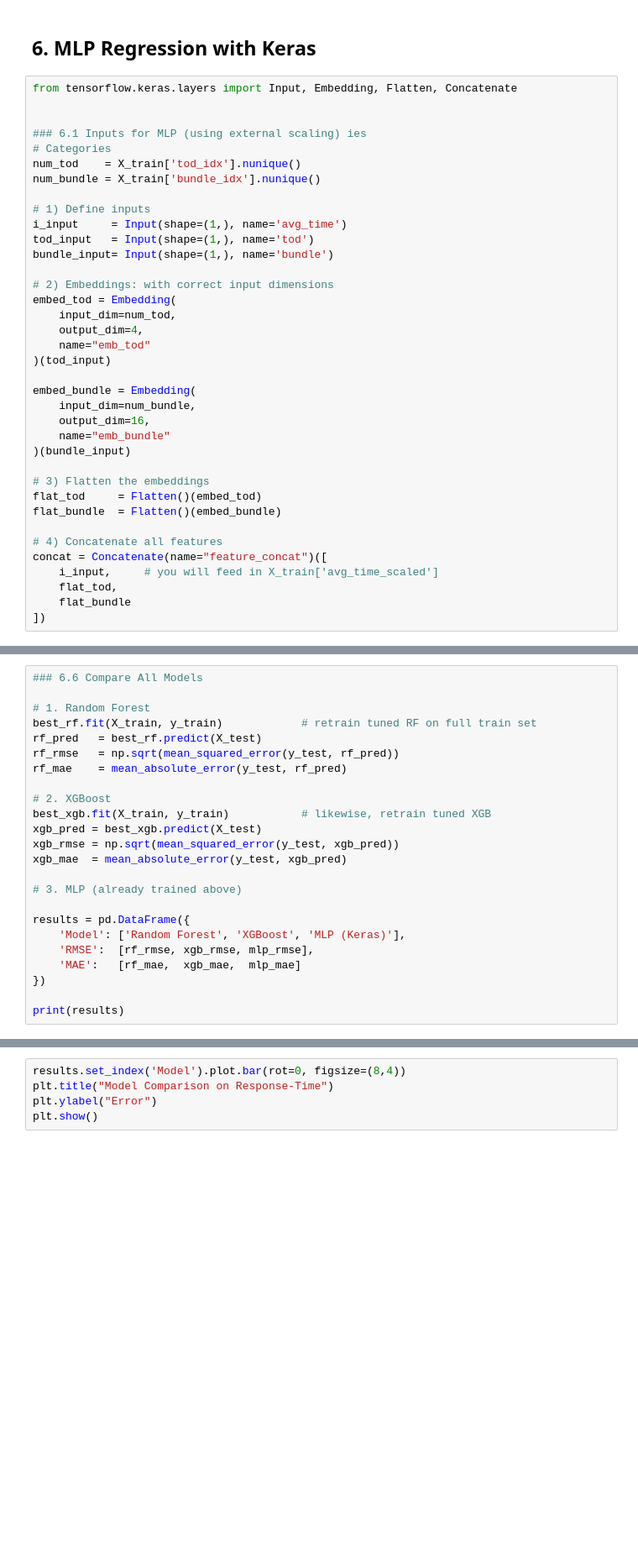
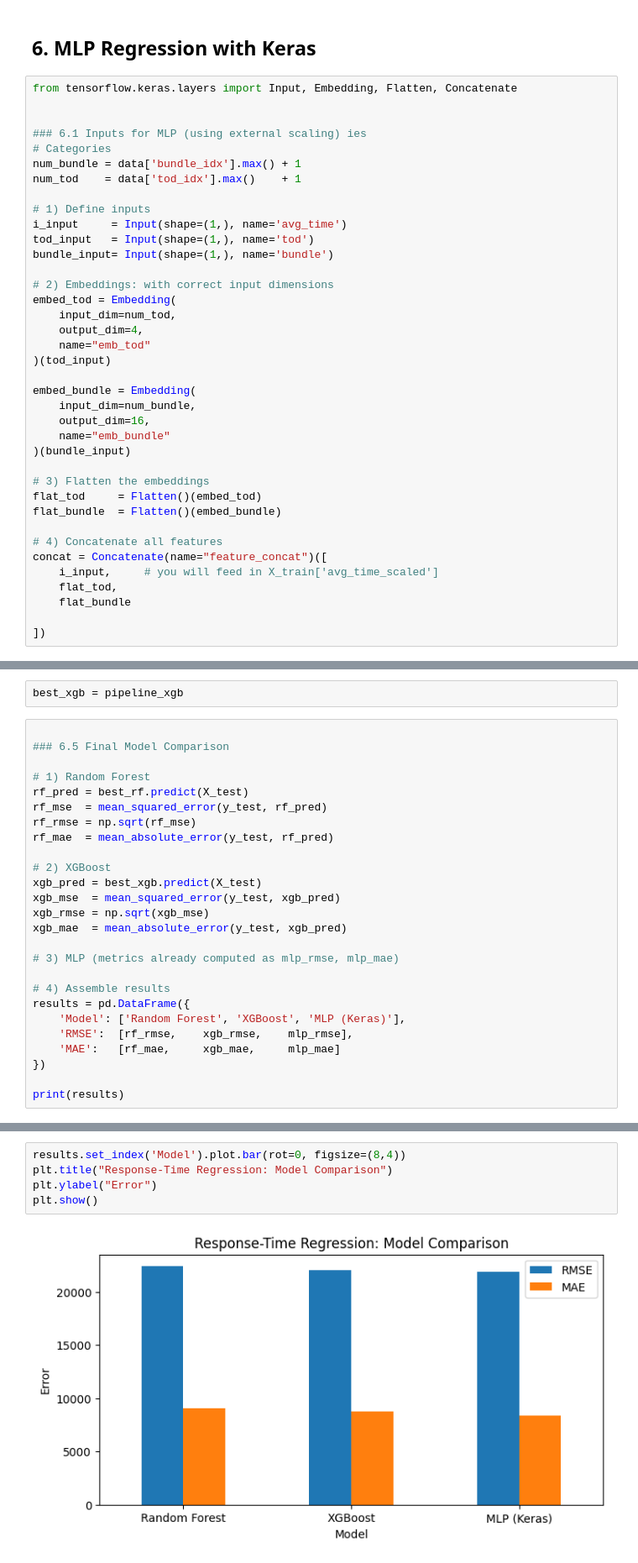
Before and after one commit to MoStrick/CapstoneProject_LearningPatterns, a Jupyter notebook: ML_Response_Time_Regression.ipynb, the cells around one changed output, grey strips where cells are left out. Shown: that part at 84% size. Drawn from its saved outputs; the diff is of its cells as text; blank space fills up the shorter version.

```diff
--- a/ML_Response_Time_Regression.ipynb
+++ b/ML_Response_Time_Regression.ipynb
@@ -197,8 +197,8 @@ from tensorflow.keras.layers import Input, Embedding, Flatten, Concatenate
 
 ### 6.1 Inputs for MLP (using external scaling) ies
 # Categories
-num_tod    = X_train['tod_idx'].nunique()
-num_bundle = X_train['bundle_idx'].nunique()
+num_bundle = data['bundle_idx'].max() + 1
+num_tod    = data['tod_idx'].max()    + 1
 
 # 1) Define inputs
 i_input     = Input(shape=(1,), name='avg_time')
@@ -227,6 +227,7 @@ concat = Concatenate(name="feature_concat")([
     i_input,     # you will feed in X_train['avg_time_scaled']
     flat_tod,
     flat_bundle
+
 ])
 # %%
 ### 6.2 MLP Architecture
@@ -317,24 +362,28 @@ plt.show()
+# %%
+best_xgb = pipeline_xgb
 # %%
-### 6.6 Compare All Models
 
-# 1. Random Forest
-best_rf.fit(X_train, y_train)            # retrain tuned RF on full train set
-rf_pred   = best_rf.predict(X_test)
-rf_rmse   = np.sqrt(mean_squared_error(y_test, rf_pred))
-rf_mae    = mean_absolute_error(y_test, rf_pred)
+### 6.5 Final Model Comparison
 
-# 2. XGBoost
-best_xgb.fit(X_train, y_train)           # likewise, retrain tuned XGB
+# 1) Random Forest
+rf_pred = best_rf.predict(X_test)
+rf_mse  = mean_squared_error(y_test, rf_pred)
+rf_rmse = np.sqrt(rf_mse)
+rf_mae  = mean_absolute_error(y_test, rf_pred)
+
+# 2) XGBoost
 xgb_pred = best_xgb.predict(X_test)
-xgb_rmse = np.sqrt(mean_squared_error(y_test, xgb_pred))
+xgb_mse  = mean_squared_error(y_test, xgb_pred)
+xgb_rmse = np.sqrt(xgb_mse)
 xgb_mae  = mean_absolute_error(y_test, xgb_pred)
 
-# 3. MLP (already trained above)
+# 3) MLP (metrics already computed as mlp_rmse, mlp_mae)
 
+# 4) Assemble results
 results = pd.DataFrame({
     'Model': ['Random Forest', 'XGBoost', 'MLP (Keras)'],
-    'RMSE':  [rf_rmse, xgb_rmse, mlp_rmse],
-    'MAE':   [rf_mae,  xgb_mae,  mlp_mae]
+    'RMSE':  [rf_rmse,    xgb_rmse,    mlp_rmse],
+    'MAE':   [rf_mae,     xgb_mae,     mlp_mae]
 })
 
 print(results)
@@ -343,5 +395,7 @@ NameError: name 'best_xgb' is not defined
 # %%
 results.set_index('Model').plot.bar(rot=0, figsize=(8,4))
-plt.title("Model Comparison on Response-Time")
+plt.title("Response-Time Regression: Model Comparison")
 plt.ylabel("Error")
 plt.show()
+# %% [output]
+[figure, added]
```
Also changed, not shown: parts of 41 cells of this notebook, 1 other file.
